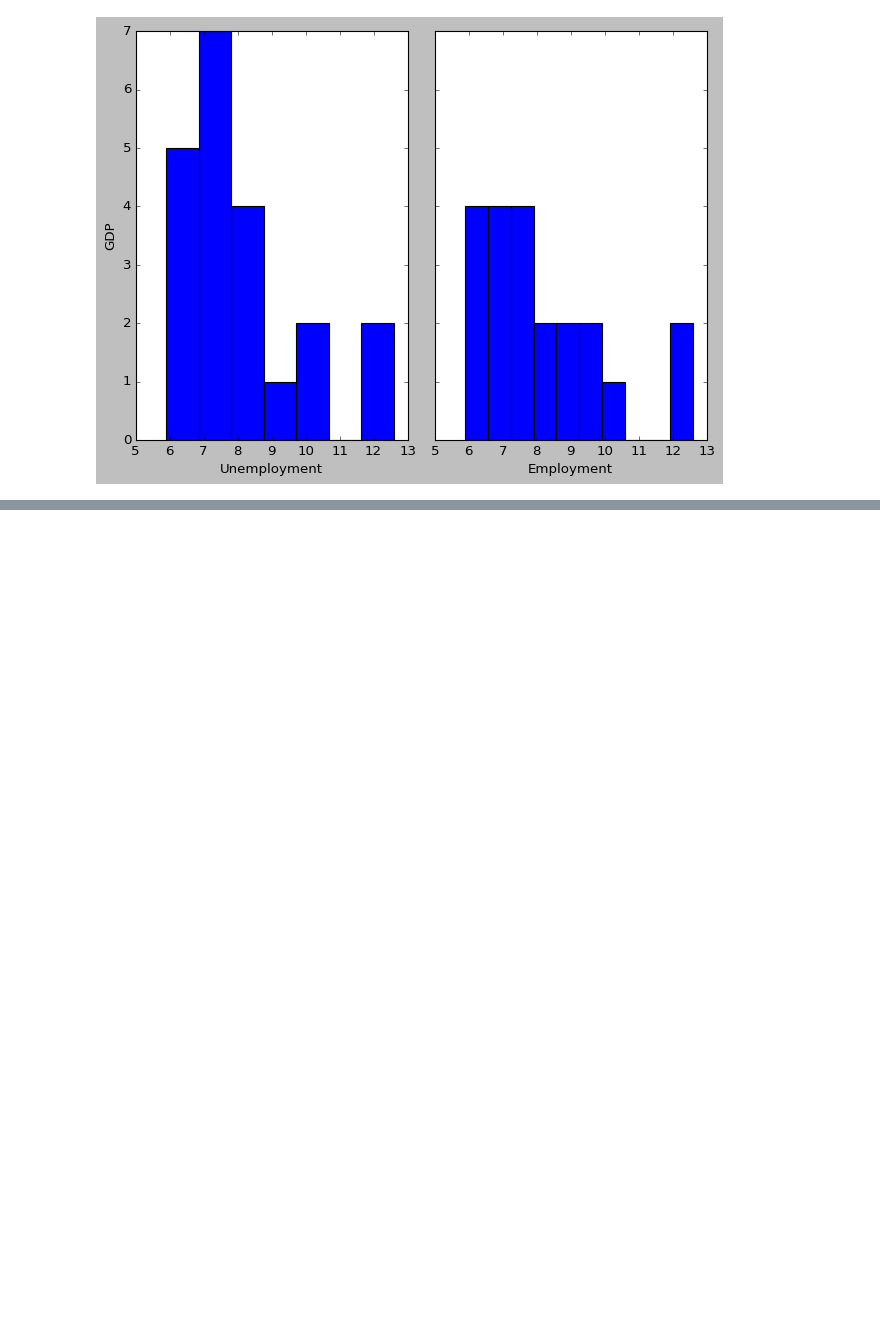
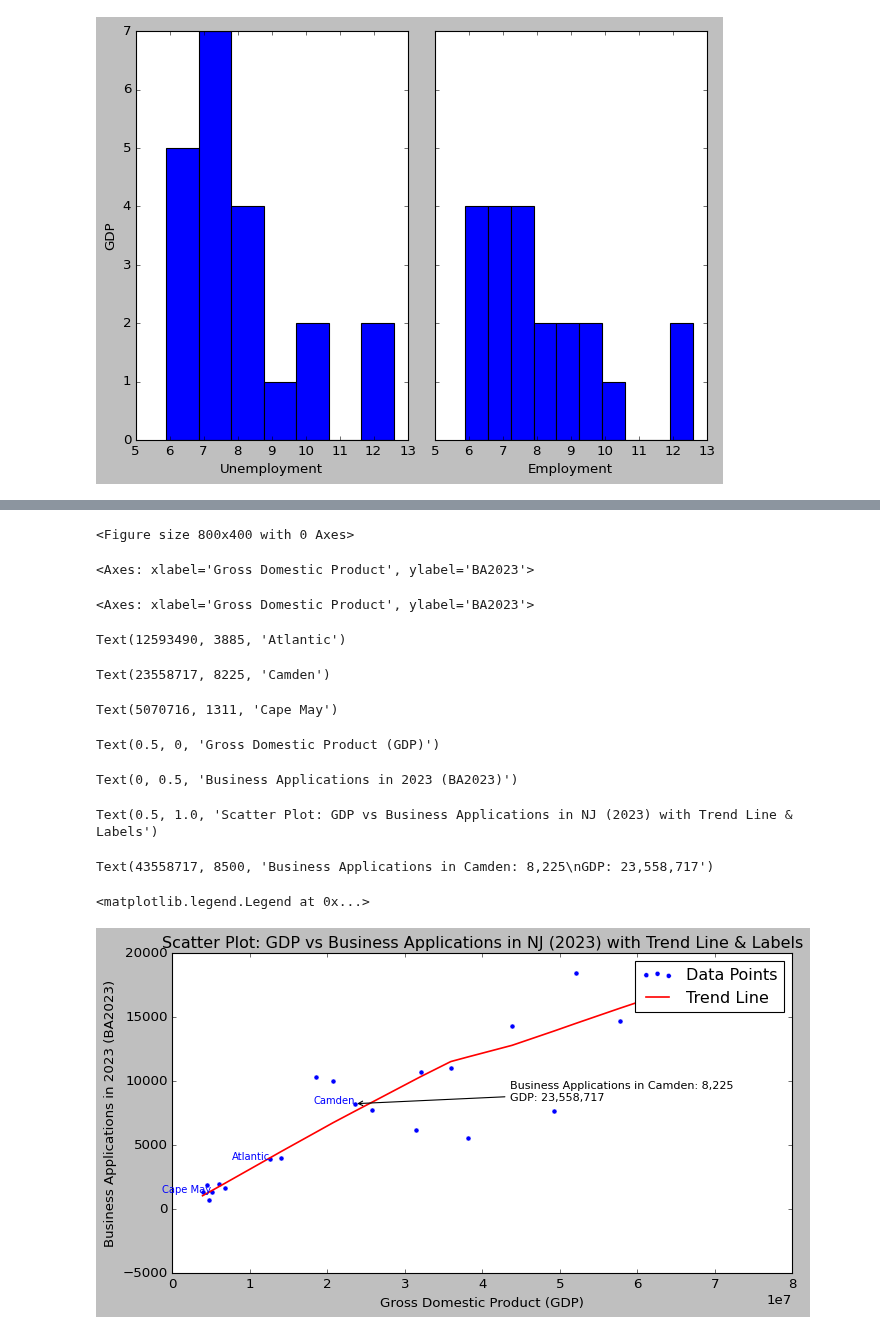
Before and after one commit to shirleyrutgers/DataVis, a Jupyter notebook: PS2.ipynb, the cells around one changed output, grey strips where cells are left out. Drawn from its saved outputs; the diff is of its cells as text; code cells hidden in the pictures; blank space fills up the shorter version.

```diff
--- a/PS2.ipynb
+++ b/PS2.ipynb
@@ -893,0 +969,42 @@ axs[1].set_xlabel('Employment');
+# %%
+# To add specific county labels
+# Set figure size
+plt.figure(figsize=(10, 5))
+
+# Scatter plot: GDP vs Business Applications (BA2023)
+sns.scatterplot(data=mergedOuter, x="Gross Domestic Product", y="BA2023", label="Data Points")
+
+# Add a trend line using regplot
+sns.regplot(data=mergedOuter, x="Gross Domestic Product", y="BA2023", scatter=False, lowess=True, color='red', label="Trend Line")
+
+# Add labels for specific counties
+counties_to_label = ["Atlantic", "Camden", "Cape May"]
+for i, row in mergedOuter.iterrows():
+    if row["County"] in counties_to_label:
+        plt.text(row["Gross Domestic Product"], row["BA2023"], row["County"], fontsize=9, ha='right', color='blue')
+
+# Add labels and title
+plt.xlabel("Gross Domestic Product (GDP)")
+plt.ylabel("Business Applications in 2023 (BA2023)")
+plt.title("Scatter Plot: GDP vs Business Applications in NJ (2023) with Trend Line & Labels")
+# Before show the plot, I want to add some notes about Camden
+plt.annotate("Business Applications in Camden: 8,225\nGDP: 23,558,717",
+             xy=(23558717, 8225), xytext=(23558717 + 20000000, 8500),
+             arrowprops=dict(arrowstyle="->", color="black"), fontsize=10, color="black")
+
+# Show the plot
+plt.legend()
+plt.show()
+# %% [output]
+<Figure size 800x400 with 0 Axes>
+<Axes: xlabel='Gross Domestic Product', ylabel='BA2023'>
+<Axes: xlabel='Gross Domestic Product', ylabel='BA2023'>
+Text(12593490, 3885, 'Atlantic')
+Text(23558717, 8225, 'Camden')
+Text(5070716, 1311, 'Cape May')
+Text(0.5, 0, 'Gross Domestic Product (GDP)')
+Text(0, 0.5, 'Business Applications in 2023 (BA2023)')
+Text(0.5, 1.0, 'Scatter Plot: GDP vs Business Applications in NJ (2023) with Trend Line & Labels')
+Text(43558717, 8500, 'Business Applications in Camden: 8,225\nGDP: 23,558,717')
+<matplotlib.legend.Legend at 0x...>
+[figure, added]
```
Also changed, not shown: parts of 16 cells of this notebook.
